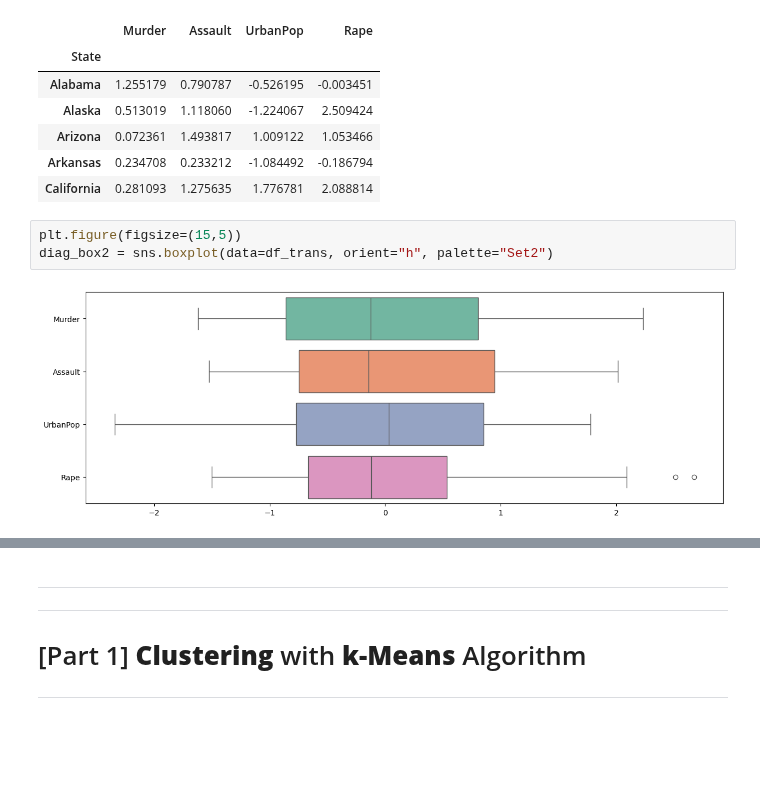
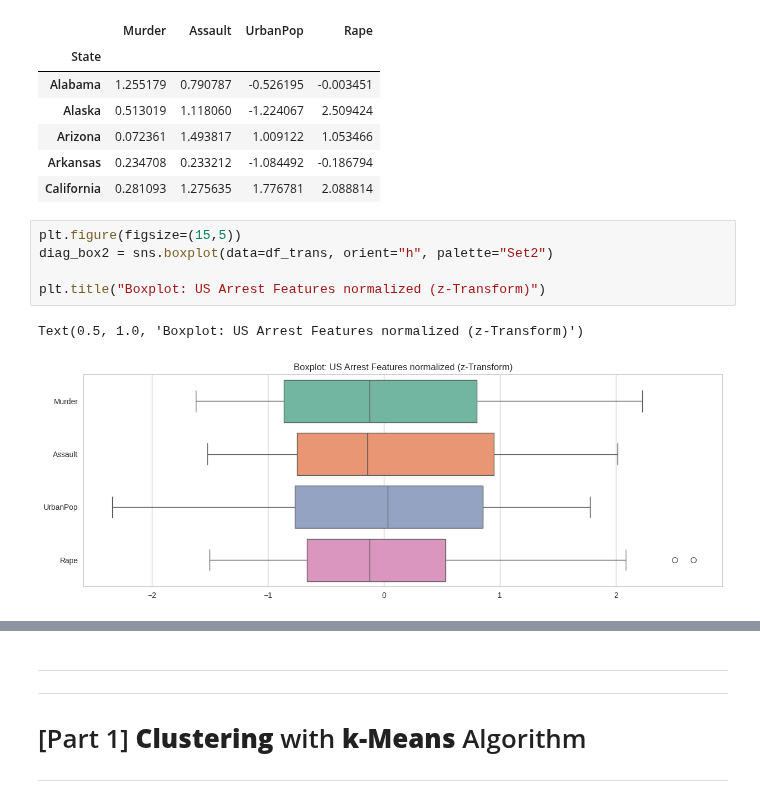
Before and after one commit to sawubona-repo/BINA-FS24-WORK, a Jupyter notebook: LB09-Clustering+Classification/Python/Python_CLUSTERING_KMeans+Co.ipynb, the cells around one changed output, grey strips where cells are left out. Drawn from its saved outputs; the diff is of its cells as text; blank space fills up the shorter version.

```diff
--- a/LB09-Clustering+Classification/Python/Python_CLUSTERING_KMeans+Co.ipynb
+++ b/LB09-Clustering+Classification/Python/Python_CLUSTERING_KMeans+Co.ipynb
@@ -179,8 +183,11 @@ df_trans.head(5)
 # %%
 plt.figure(figsize=(15,5))
 diag_box2 = sns.boxplot(data=df_trans, orient="h", palette="Set2")
+
+plt.title("Boxplot: US Arrest Features normalized (z-Transform)")
 # %% [output]
+Text(0.5, 1.0, 'Boxplot: US Arrest Features normalized (z-Transform)')
-[figure, old version]
+[figure, new version]
 # %%
 plt.figure(figsize=(15,5))
 diag_box2 = sns.swarmplot(data=df_trans, orient="h", color="red")
```
Also changed, not shown: parts of 21 cells of this notebook.
